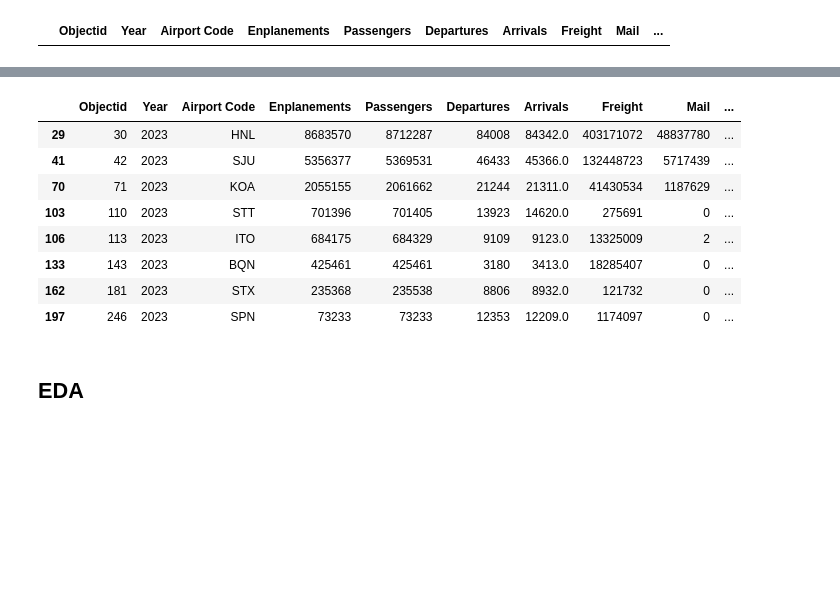
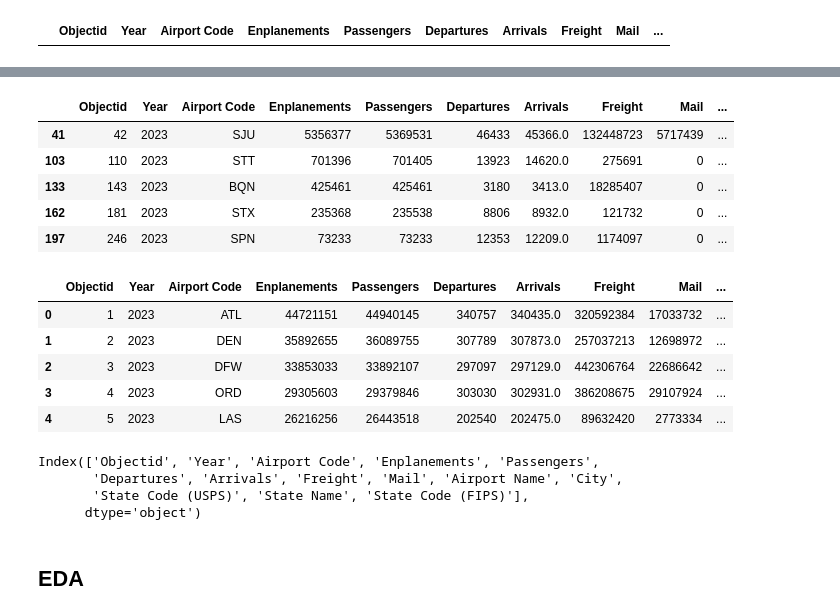
Before and after one commit to ningnonong/air-travel-project, a Jupyter notebook: EDA/MilestoneII_EDA[final].ipynb, the cells around one changed output, grey strips where cells are left out. Saved outputs shown, nothing was run; the diff lists cells and outputs as text; code cells hidden in the pictures; blank space fills up the shorter version.

```diff
--- a/EDA/MilestoneII_EDA[final].ipynb
+++ b/EDA/MilestoneII_EDA[final].ipynb
@@ -237,16 +241,3 @@ flight_df[flight_df['State Code (USPS)'] == 'HI']
 | 70 | 71 | 2023 | KOA | 2055155 | 2061662 | 21244 | 21311.0 | 41430534 | 1187629 | ... |
 | 77 | 78 | 2023 | LIH | 1799784 | 1800727 | 18376 | 18495.0 | 15552114 | 397549 | ... |
 | 106 | 113 | 2023 | ITO | 684175 | 684329 | 9109 | 9123.0 | 13325009 | 2 | ... |
-# %%
-flight_na = flight_df[flight_df.isna().any(axis=1)] #some rows failed to merge based on state code
-flight_na
-# %% [output]
-|  | Objectid | Year | Airport Code | Enplanements | Passengers | Departures | Arrivals | Freight | Mail | ... |
-| 29 | 30 | 2023 | HNL | 8683570 | 8712287 | 84008 | 84342.0 | 403171072 | 48837780 | ... |
-| 41 | 42 | 2023 | SJU | 5356377 | 5369531 | 46433 | 45366.0 | 132448723 | 5717439 | ... |
-| 70 | 71 | 2023 | KOA | 2055155 | 2061662 | 21244 | 21311.0 | 41430534 | 1187629 | ... |
-| 103 | 110 | 2023 | STT | 701396 | 701405 | 13923 | 14620.0 | 275691 | 0 | ... |
-| 106 | 113 | 2023 | ITO | 684175 | 684329 | 9109 | 9123.0 | 13325009 | 2 | ... |
-| 133 | 143 | 2023 | BQN | 425461 | 425461 | 3180 | 3413.0 | 18285407 | 0 | ... |
-| 162 | 181 | 2023 | STX | 235368 | 235538 | 8806 | 8932.0 | 121732 | 0 | ... |
-| 197 | 246 | 2023 | SPN | 73233 | 73233 | 12353 | 12209.0 | 1174097 | 0 | ... |
@@ -255,3 +244,33 @@ flight_na
+# %%
+flight_df[flight_df.isna().any(axis=1)]
+# %% [output]
+|  | Objectid | Year | Airport Code | Enplanements | Passengers | Departures | Arrivals | Freight | Mail | ... |
+| 41 | 42 | 2023 | SJU | 5356377 | 5369531 | 46433 | 45366.0 | 132448723 | 5717439 | ... |
+| 103 | 110 | 2023 | STT | 701396 | 701405 | 13923 | 14620.0 | 275691 | 0 | ... |
+| 133 | 143 | 2023 | BQN | 425461 | 425461 | 3180 | 3413.0 | 18285407 | 0 | ... |
+| 162 | 181 | 2023 | STX | 235368 | 235538 | 8806 | 8932.0 | 121732 | 0 | ... |
+| 197 | 246 | 2023 | SPN | 73233 | 73233 | 12353 | 12209.0 | 1174097 | 0 | ... |
+# %%
+# These are non-state rows (PR, VI, Mariana Islands), let's drop them
+flight_df.dropna(inplace=True)
+# flight_df[flight_df.isna().any(axis=1)]  # No more NA rowsß
+# flight_df.to_csv('assets/flight_data.csv',index=None)
+# flight_df = pd.read_csv('assets/flight_data.csv')
+flight_df.head()
+# %% [output]
+|  | Objectid | Year | Airport Code | Enplanements | Passengers | Departures | Arrivals | Freight | Mail | ... |
+| 0 | 1 | 2023 | ATL | 44721151 | 44940145 | 340757 | 340435.0 | 320592384 | 17033732 | ... |
+| 1 | 2 | 2023 | DEN | 35892655 | 36089755 | 307789 | 307873.0 | 257037213 | 12698972 | ... |
+| 2 | 3 | 2023 | DFW | 33853033 | 33892107 | 297097 | 297129.0 | 442306764 | 22686642 | ... |
+| 3 | 4 | 2023 | ORD | 29305603 | 29379846 | 303030 | 302931.0 | 386208675 | 29107924 | ... |
+| 4 | 5 | 2023 | LAS | 26216256 | 26443518 | 202540 | 202475.0 | 89632420 | 2773334 | ... |
+# %%
+flight_df.columns
+# %% [output]
+Index(['Objectid', 'Year', 'Airport Code', 'Enplanements', 'Passengers',
+       'Departures', 'Arrivals', 'Freight', 'Mail', 'Airport Name', 'City',
+       'State Code (USPS)', 'State Name', 'State Code (FIPS)'],
+      dtype='object')
 # %% [markdown]
 ## EDA
 # %%
```
Also changed, not shown: parts of 11 cells of this notebook, 3 other files.
